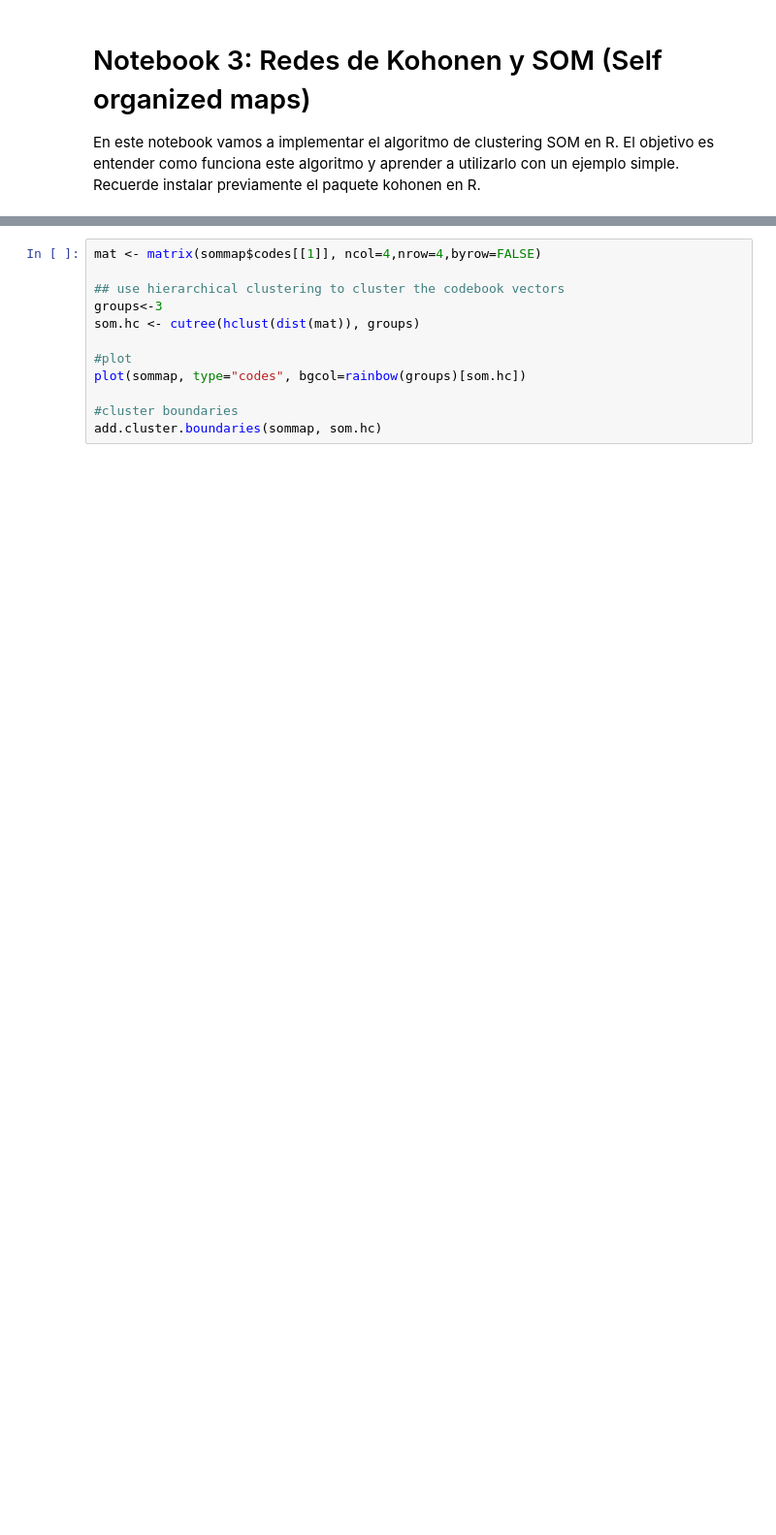
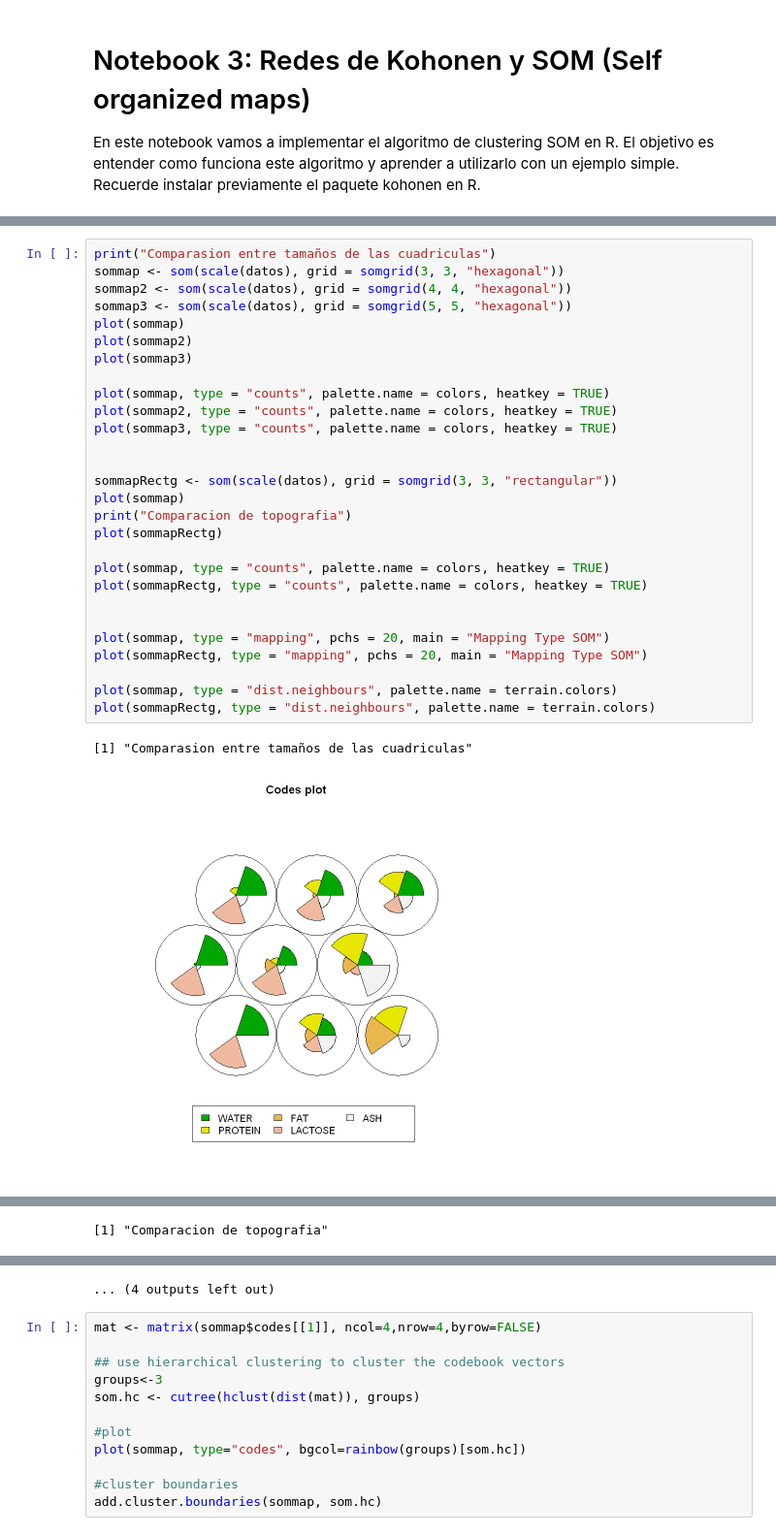
Before and after one commit to ekkusi/INFO257-PCA, a Jupyter notebook: clustering/Clustering_Notebook3.ipynb, the cells around one changed output, grey strips where cells are left out. Shown at 97% size. Saved outputs shown, nothing was run; the diff lists cells and outputs as text; blank space fills up the shorter version.

```diff
--- a/clustering/Clustering_Notebook3.ipynb
+++ b/clustering/Clustering_Notebook3.ipynb
@@ -60,0 +72,31 @@ b) Modifique parámetros de entrada. Interprete y comente los resultados obtenid
+# %%
+print("Comparasion entre tamaños de las cuadriculas")
+sommap <- som(scale(datos), grid = somgrid(3, 3, "hexagonal"))
+sommap2 <- som(scale(datos), grid = somgrid(4, 4, "hexagonal"))
+sommap3 <- som(scale(datos), grid = somgrid(5, 5, "hexagonal"))
+plot(sommap)
+plot(sommap2)
+plot(sommap3)
+
+plot(sommap, type = "counts", palette.name = colors, heatkey = TRUE)
+plot(sommap2, type = "counts", palette.name = colors, heatkey = TRUE)
+plot(sommap3, type = "counts", palette.name = colors, heatkey = TRUE)
+
+
+sommapRectg <- som(scale(datos), grid = somgrid(3, 3, "rectangular"))
+plot(sommap)
+print("Comparacion de topografia")
+plot(sommapRectg)
+
+plot(sommap, type = "counts", palette.name = colors, heatkey = TRUE)
+plot(sommapRectg, type = "counts", palette.name = colors, heatkey = TRUE)
+
+
+plot(sommap, type = "mapping", pchs = 20, main = "Mapping Type SOM")
+plot(sommapRectg, type = "mapping", pchs = 20, main = "Mapping Type SOM")
+
+plot(sommap, type = "dist.neighbours", palette.name = terrain.colors)
+plot(sommapRectg, type = "dist.neighbours", palette.name = terrain.colors)
+# %% [output]
+[1] "Comparasion entre tamaños de las cuadriculas"
+[figure, added]
@@ -60,0 +108 @@ b) Modifique parámetros de entrada. Interprete y comente los resultados obtenid
+[1] "Comparacion de topografia"
@@ -61,3 +113,4 @@ b) Modifique parámetros de entrada. Interprete y comente los resultados obtenid
+... (4 outputs left out)
 # %%
 mat <- matrix(sommap$codes[[1]], ncol=4,nrow=4,byrow=FALSE)
 
```
Also changed, not shown: parts of 4 cells of this notebook.
